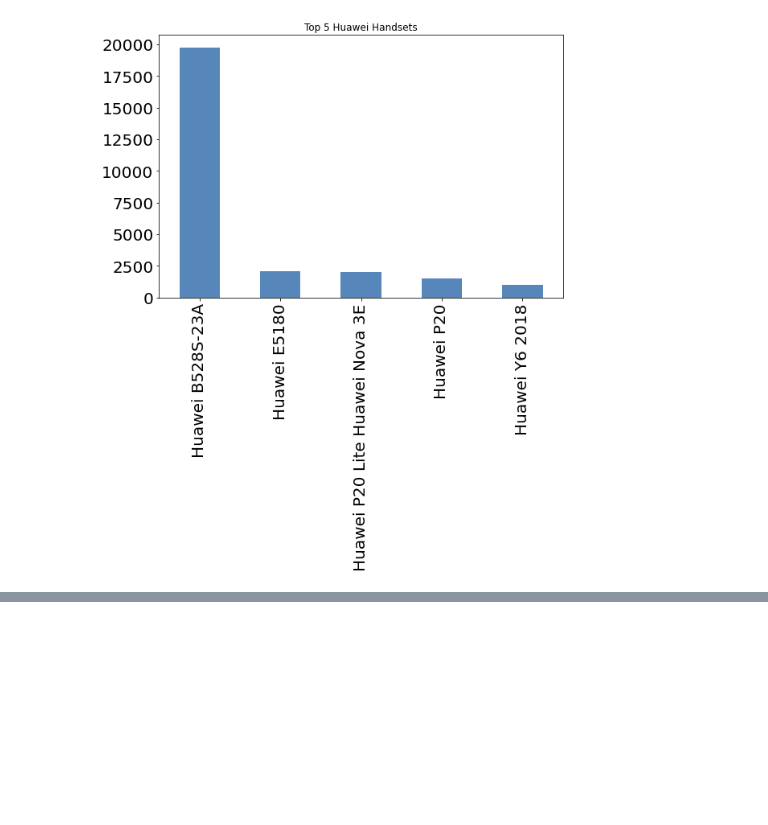
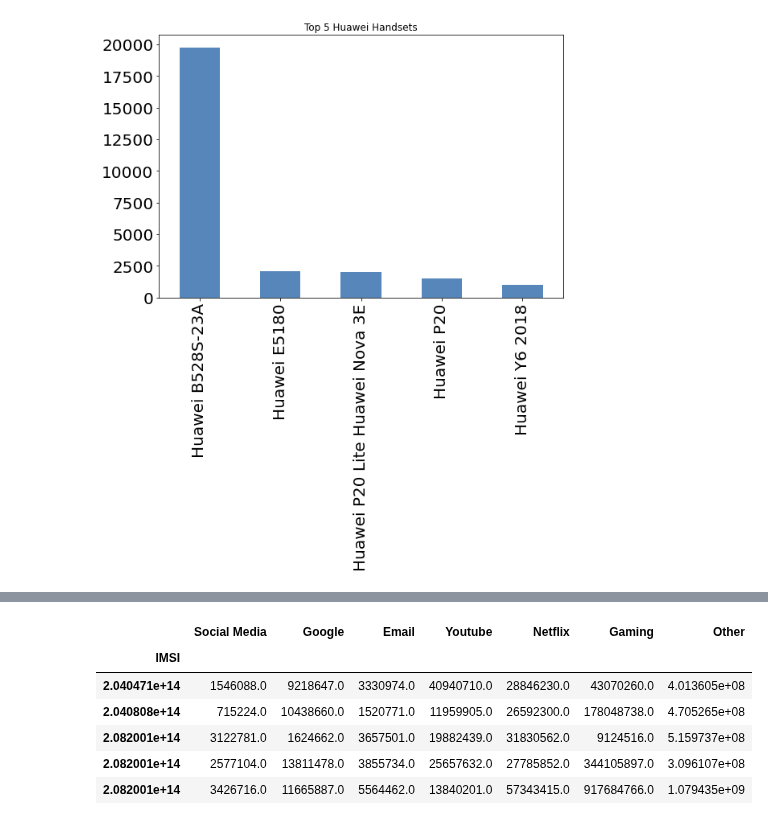
Before and after one commit to Hen0k/TellCo-user-analysis, a Jupyter notebook: notebooks/1-User-Overview-Analysis.ipynb, the cells around one changed output, grey strips where cells are left out. Saved outputs shown, nothing was run; the diff lists cells and outputs as text; code cells hidden in the pictures; blank space fills up the shorter version.

Commit message:
notebook: Per user usage summery (task 1.1)

```diff
--- a/notebooks/1-User-Overview-Analysis.ipynb
+++ b/notebooks/1-User-Overview-Analysis.ipynb
@@ -84,0 +191,5 @@ top_5_huawei = plot_top_n_counts(huawei, 'Handset Type', 5, "Top 5 Huawei Handse
+# %%
+app_columns = [col for col in df.columns if col.endswith('L (Bytes)')][2:-2]
+display(app_columns)
+user_app_ULDL_data_vol = df.groupby(by=['IMSI'])[app_columns].sum()
+user_app_ULDL_data_vol.head()
@@ -84,0 +220,7 @@ top_5_huawei = plot_top_n_counts(huawei, 'Handset Type', 5, "Top 5 Huawei Handse
+# %%
+user_app_total_data_vol = user_app_ULDL_data_vol.copy()
+# group columns into tuples
+# app_ULDLs = [
+app_ULDL_columns = user_app_total_data_vol.columns.tolist()
+app_columns = [[app_ULDL_columns[i], app_ULDL_columns[i+1]] for i in range(0, len(app_ULDL_columns), 2)]
+app_columns
@@ -84,0 +235,14 @@ top_5_huawei = plot_top_n_counts(huawei, 'Handset Type', 5, "Top 5 Huawei Handse
+# %%
+for app in app_columns:
+    app_name = " ".join(app[0].split()[:-2]).strip()
+    user_app_total_data_vol[app_name] = user_app_total_data_vol[app].sum(axis=1)
+    user_app_total_data_vol.drop(columns=app, inplace=True)
+user_app_total_data_vol.head()
+# %% [output]
+|  | Social Media | Google | Email | Youtube | Netflix | Gaming | Other |
+| IMSI |  |  |  |  |  |  |  |
+| 2.040471e+14 | 1546088.0 | 9218647.0 | 3330974.0 | 40940710.0 | 28846230.0 | 43070260.0 | 4.013605e+08 |
+| 2.040808e+14 | 715224.0 | 10438660.0 | 1520771.0 | 11959905.0 | 26592300.0 | 178048738.0 | 4.705265e+08 |
+| 2.082001e+14 | 3122781.0 | 1624662.0 | 3657501.0 | 19882439.0 | 31830562.0 | 9124516.0 | 5.159737e+08 |
+| 2.082001e+14 | 2577104.0 | 13811478.0 | 3855734.0 | 25657632.0 | 27785852.0 | 344105897.0 | 3.096107e+08 |
+| 2.082001e+14 | 3426716.0 | 11665887.0 | 5564462.0 | 13840201.0 | 57343415.0 | 917684766.0 | 1.079435e+09 |
```
Also changed, not shown: parts of 20 cells of this notebook.
